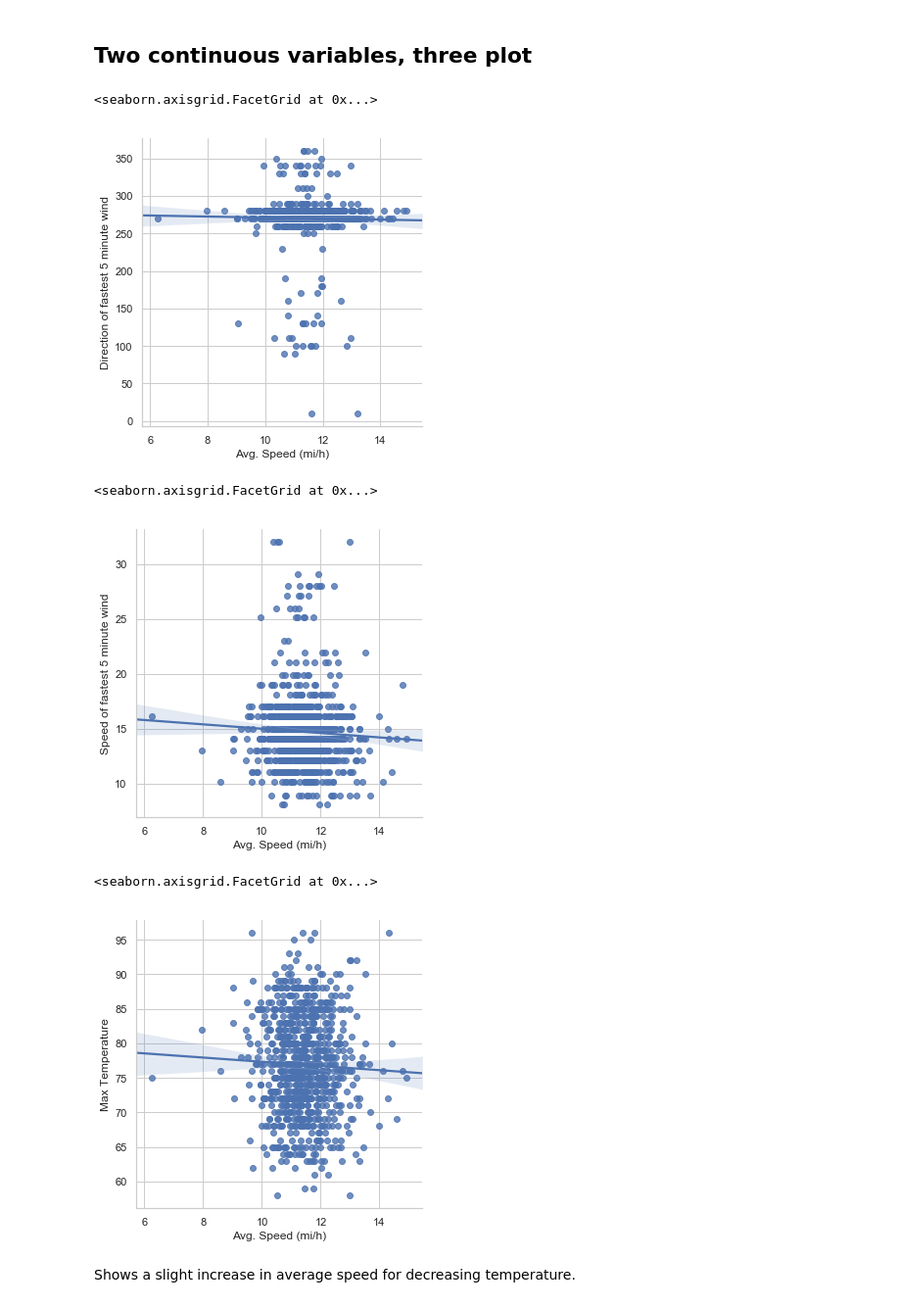
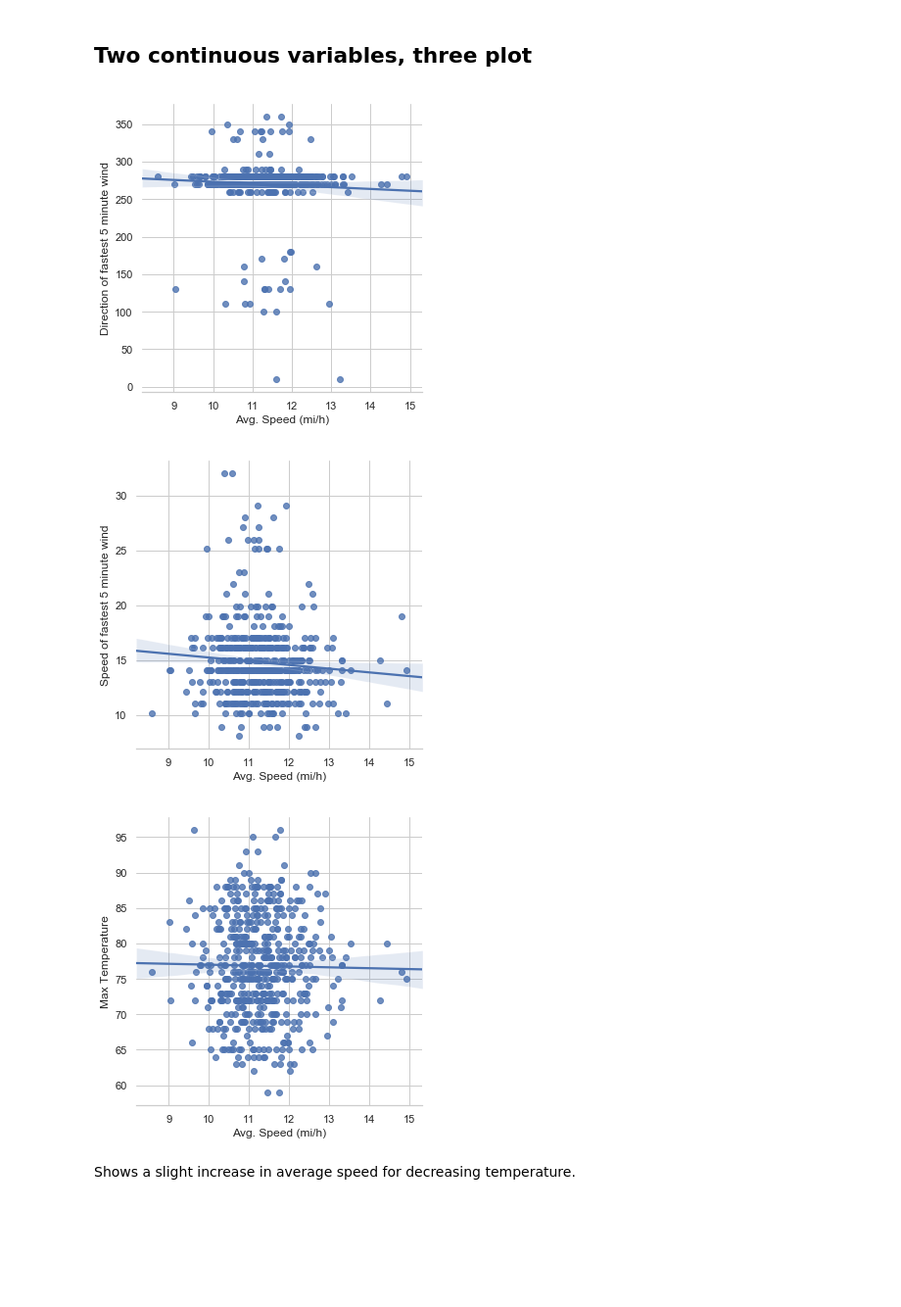
Before and after one commit to jordanplanders/Thinkful, a Jupyter notebook: Bootcamp/Unit 1/bike_data/Kevin_bike_datavis.ipynb, the cells around one changed output. Shown at 98% size. Cells and saved outputs as stored; diff of their text form; code cells hidden in the pictures; blank space fills up the shorter version.

```diff
--- a/Bootcamp/Unit 1/bike_data/Kevin_bike_datavis.ipynb
+++ b/Bootcamp/Unit 1/bike_data/Kevin_bike_datavis.ipynb
@@ -48,7 +48,7 @@ Index(['date_submitted', 'workout_date', 'activity_type', 'calories_burned',
        'PGTM', 'TAVG', 'TMAX', 'TMIN', 'WDF2', 'WDF5', 'WSF2', 'WSF5'],
       dtype='object')
 # %%
-work_df = bike_df[(bike_df.avg_speed>6) & (bike_df.distance>5.5) & (bike_df.distance<7.5) & (bike_df.wkday_wknd == 'wkday')]
+work_df = bike_df[(bike_df.max_pace>0) &(bike_df.avg_speed>6) & (bike_df.distance>5.5) & (bike_df.distance<7.5) & (bike_df.wkday_wknd == 'wkday')]
 # %%
 # This doesn't work, but I don't know why...
 dates = work_df.groupby('workout_ts')
@@ -162,21 +162,21 @@ Shows the spread (though not quanitatively), and reflects the difference in the
 # %%
 ax = sns.lmplot(x = 'avg_speed', y = 'WDF5', data = work2way_df)
 ax.set(ylabel = 'Direction of fastest 5 minute wind', xlabel = 'Avg. Speed (mi/h)')
+sns.despine(left=True)
 # %% [output]
-<seaborn.axisgrid.FacetGrid at 0x...>
-[figure, old version]
+[figure, new version]
 # %%
 ax = sns.lmplot(x = 'avg_speed', y = 'WSF5', data = work2way_df)
 ax.set(ylabel = 'Speed of fastest 5 minute wind', xlabel = 'Avg. Speed (mi/h)')
+sns.despine(left=True)
 # %% [output]
-<seaborn.axisgrid.FacetGrid at 0x...>
-[figure, old version]
+[figure, new version]
 # %%
 ax = sns.lmplot(x = 'avg_speed', y = 'TMAX', data = work2way_df)
 ax.set(ylabel = 'Max Temperature', xlabel = 'Avg. Speed (mi/h)')
+sns.despine(left=True)
 # %% [output]
-<seaborn.axisgrid.FacetGrid at 0x...>
-[figure, old version]
+[figure, new version]
 # %% [markdown]
 Shows a slight increase in average speed for decreasing temperature.
 # %%
```
Also changed, not shown: parts of 14 cells of this notebook.
